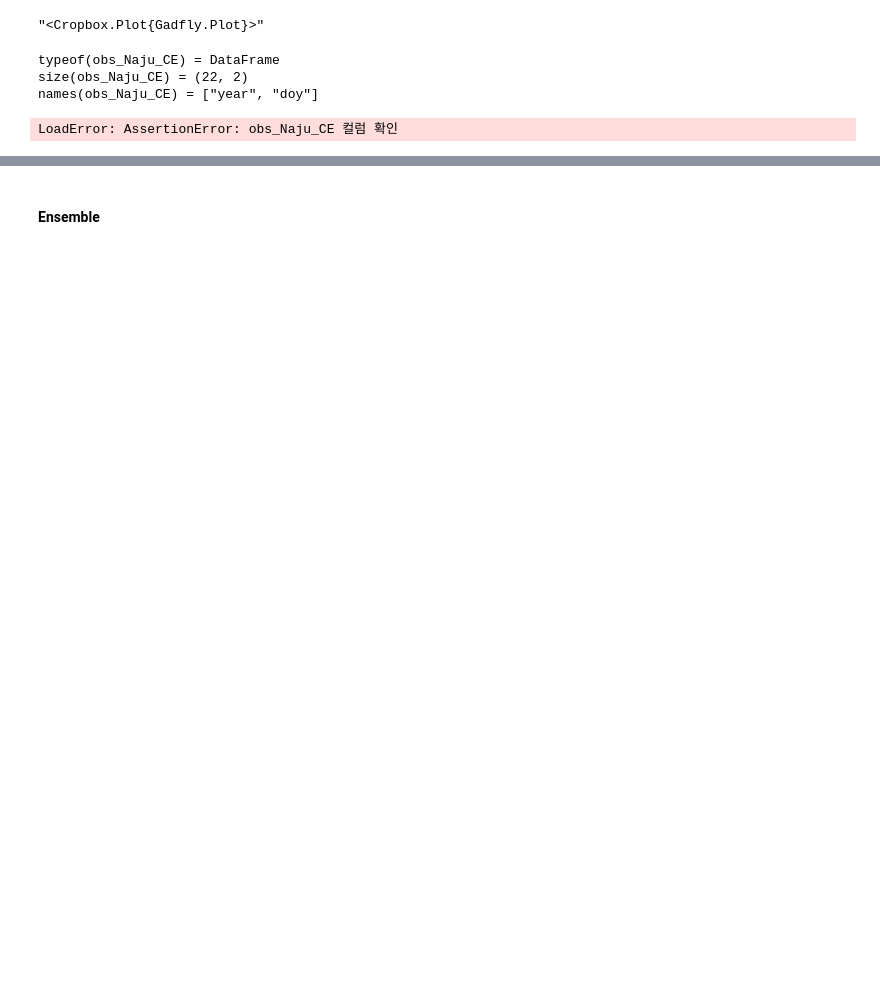
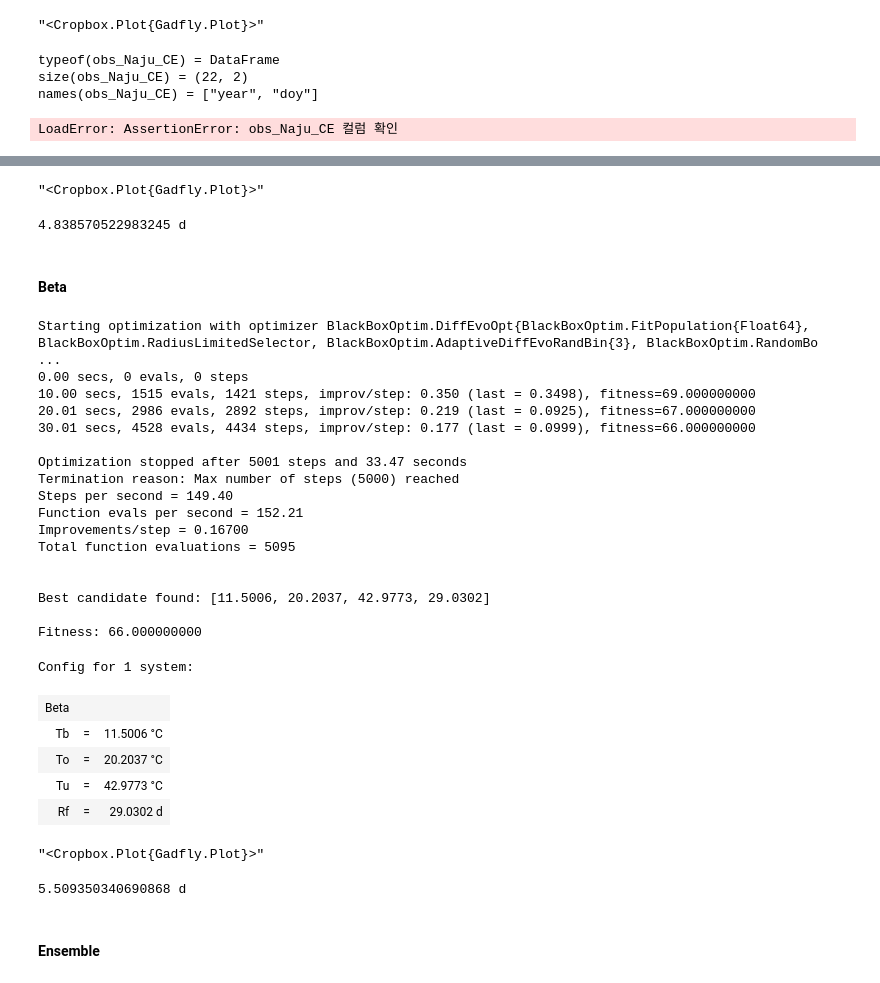
Before and after one commit to j28s/Grape, a Jupyter notebook: grape_ensemble_j28s.ipynb, the cells around one changed output, grey strips where cells are left out. Cells and saved outputs as stored; diff of their text form; code cells hidden in the pictures; blank space fills up the shorter version.

Commit message:
update sigmoid beta (SM)

```diff
--- a/grape_ensemble_j28s.ipynb
+++ b/grape_ensemble_j28s.ipynb
@@ -571,3 +722,74 @@ rmse_Naju_gdd_CE = assess(GDD, obs_Naju_CE, :Naju, years_Naju;
+# %%
+compare(Sigmoid, obs_Naju_CE, :Naju, years_Naju;
+    config = config_sigmoid_Naju_CE,
+    ylim = (130, 155),
+)
+# %% [output]
+"<Cropbox.Plot{Gadfly.Plot}>"
+# %%
+rmse_Naju_sigmoid_CE = assess(Sigmoid, obs_Naju_CE, :Naju, years_Naju;
+    config = config_sigmoid_Naju_CE,
+    metric = :rmse,
+)
+# %% [output]
+4.838570522983245 d
+# %% [markdown]
+#### Beta
+# %%
+config_beta_Naju_CE = calibrate(Beta, obs_Naju_CE;
+    configs = configure.(:Naju, years_Naju),
+    index = :year,
+    target = :doy,
+
+    parameters = :Beta => (;
+        Tb = (0, 20),
+        To = (20, 35),
+        Tu = (35, 45),
+        Rf = (0, 1000),
+    ),
+
+    stop = :stop,
+    snap = :stop,
+    callback,
+)
+# %% [output]
+Starting optimization with optimizer BlackBoxOptim.DiffEvoOpt{BlackBoxOptim.FitPopulation{Float64}, BlackBoxOptim.RadiusLimitedSelector, BlackBoxOptim.AdaptiveDiffEvoRandBin{3}, BlackBoxOptim.RandomBo ...
+0.00 secs, 0 evals, 0 steps
+10.00 secs, 1515 evals, 1421 steps, improv/step: 0.350 (last = 0.3498), fitness=69.000000000
+20.01 secs, 2986 evals, 2892 steps, improv/step: 0.219 (last = 0.0925), fitness=67.000000000
+30.01 secs, 4528 evals, 4434 steps, improv/step: 0.177 (last = 0.0999), fitness=66.000000000
+
+Optimization stopped after 5001 steps and 33.47 seconds
+Termination reason: Max number of steps (5000) reached
+Steps per second = 149.40
+Function evals per second = 152.21
+Improvements/step = 0.16700
+Total function evaluations = 5095
+
+
+Best candidate found: [11.5006, 20.2037, 42.9773, 29.0302]
+
+Fitness: 66.000000000
+Config for 1 system:
+| Beta |  |  |
+| Tb | = | 11.5006 °C |
+| To | = | 20.2037 °C |
+| Tu | = | 42.9773 °C |
+| Rf | = | 29.0302 d |
+# %%
+compare(Beta, obs_Naju_CE, :Naju, years_Naju;
+    config = config_beta_Naju_CE,
+    ylim = (130, 155),
+)
+# %% [output]
+"<Cropbox.Plot{Gadfly.Plot}>"
+# %%
+rmse_Naju_beta_CE = assess(Beta, obs_Naju_CE, :Naju, years_Naju;
+    config = config_beta_Naju_CE,
+    metric = :rmse,
+)
+# %% [output]
+5.509350340690868 d
 # %% [markdown]
 #### Ensemble
 # %%
```
Also changed, not shown: parts of 114 cells of this notebook.
